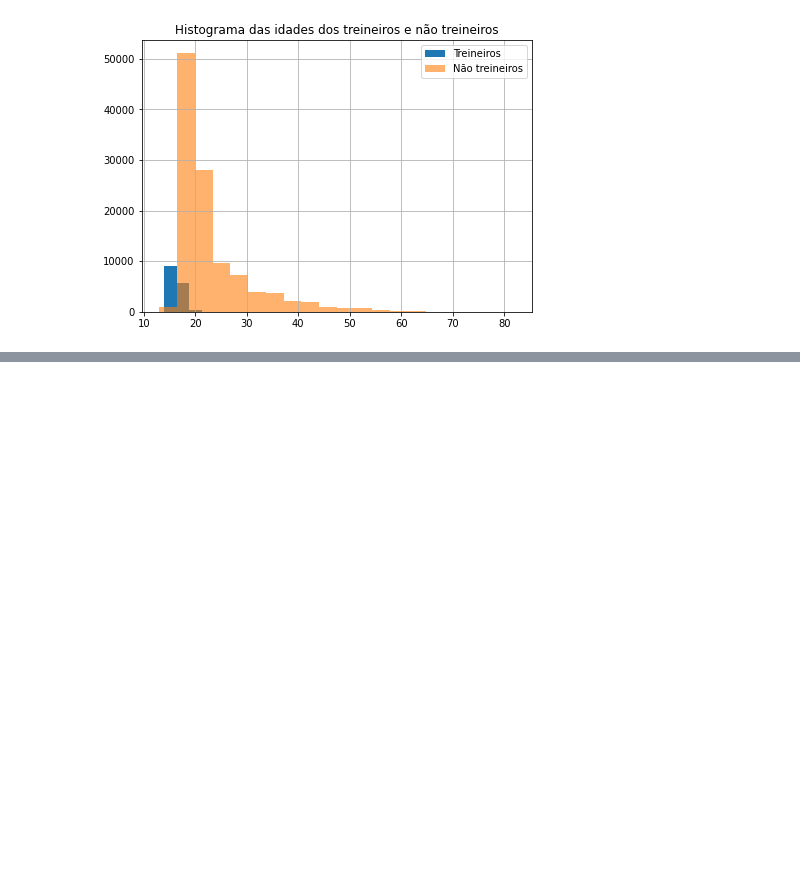
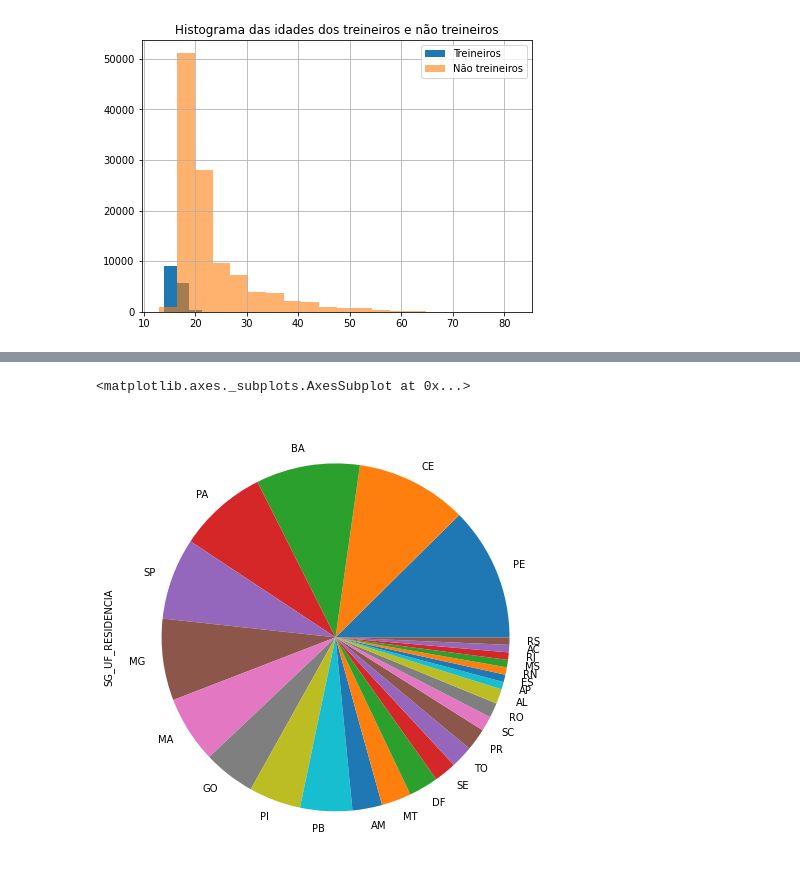
Before and after one commit to KaduMelo/imersao-dados, a Jupyter notebook: Aula1.ipynb, the cells around one changed output, grey strips where cells are left out. Cells and saved outputs as stored; diff of their text form; code cells hidden in the pictures; blank space fills up the shorter version.

Commit message:
#2 Adicionado implementações sobre imersão de dados da Aula 2

```diff
--- a/Aula1.ipynb
+++ b/Aula1.ipynb
@@ -206,0 +291,6 @@ dados[provas].boxplot(grid = True, figsize=(10,8))
+# %%
+alunos_menor_quartoze = dados.query("NU_IDADE <= 14")
+alunos_menor_quartoze["SG_UF_RESIDENCIA"].value_counts().plot.pie(figsize=(10,8))
+# %% [output]
+<matplotlib.axes._subplots.AxesSubplot at 0x...>
+[figure, added]
```
Also changed, not shown: parts of 28 cells of this notebook.
